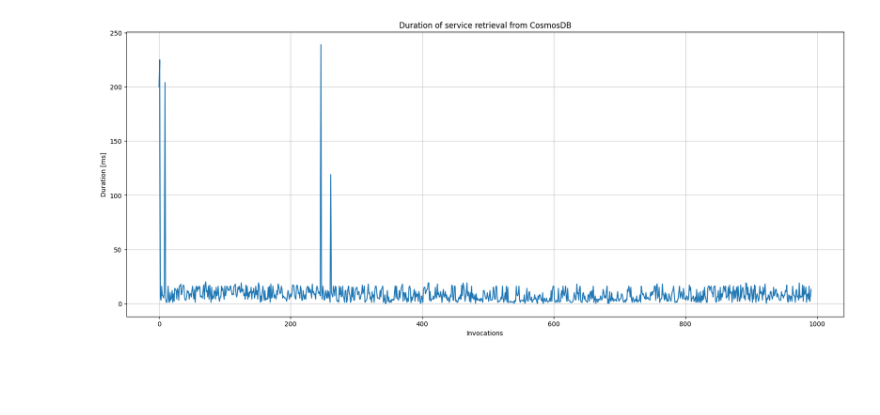
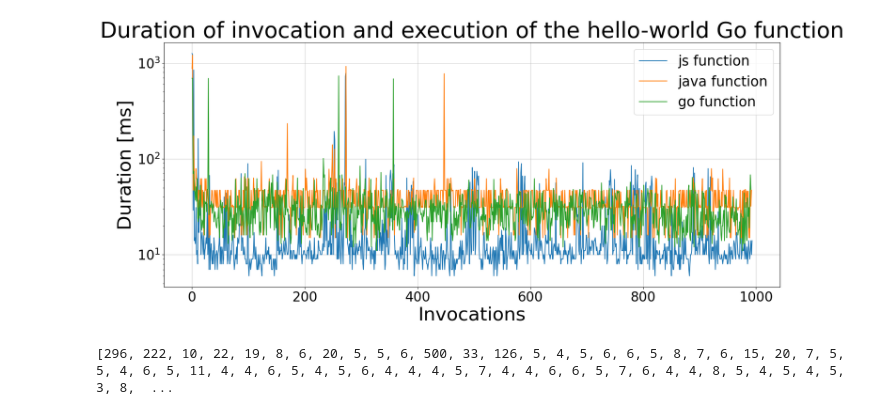
Before and after one commit to FabioGentili99/project-work-on-Distributed-Systems-M, a Jupyter notebook: AZURE_xlsx/Azure-logs.ipynb, the cells around one changed output. Cells and saved outputs as stored; diff of their text form; code cells hidden in the pictures; blank space fills up the shorter version.

```diff
--- a/AZURE_xlsx/Azure-logs.ipynb
+++ b/AZURE_xlsx/Azure-logs.ipynb
@@ -10,9 +10,10 @@ Azure_java_cosmos = "Azure-java-cosmos.csv"
 Azure_go_cosmos = "Azure-go-cosmos.csv"
 
 
-df = pd.read_csv(Azure_go_cosmos)
-df = df.sort_values(by='timestamp [UTC]', ascending=True)
-#df.drop(df.index[:5], inplace=True)
-df.head(10)
+df = pd.read_csv(Azure_js_cosmos).sort_values(by='timestamp [UTC]', ascending=True)
+df1 = pd.read_csv(Azure_java_cosmos).sort_values(by='timestamp [UTC]', ascending=True)
+df2 = pd.read_csv(Azure_go_cosmos).sort_values(by='timestamp [UTC]', ascending=True)
+df1.drop(df1.index[:5], inplace=True)
+df1.head(20)
 # %% [output]
 |  | timestamp [UTC] | message | severityLevel | itemType | customDimensions | customMeasurements | ... |
@@ -41,16 +72,59 @@ for x in list2:
 # %%
 import matplotlib.pyplot as plt
-import numpy as np
 
-y = np.array(list3)
 
 fig, ax = plt.subplots(figsize = (20,8))
-ax.set_title("Duration of service retrieval from CosmosDB")
-ax.set_xlabel('Invocations')
-ax.set_ylabel('Duration [ms]')
-ax.plot(y)
+ax.set_title("Duration of invocation and execution of the hello-world Go function", fontsize = 40)
+ax.set_xlabel('Invocations', fontsize = 34)
+ax.set_ylabel('Duration [ms]', fontsize = 34)
+ax.plot(y_js, label = 'js function')
+ax.plot(y_java, label = 'java function')
+ax.plot(y_go, label = 'go function')
+plt.xticks(fontsize=24)
+plt.yticks(fontsize=24)
 ax.grid(True, linewidth=0.5)
-ax.set_yticks(range(0,300,50))
+plt.yscale ('log')
+#ax.set_yticks(range(0,2200,100))
+plt.legend(loc = 'upper right')
+plt.rc('legend', fontsize = 25)
 plt.show()
 # %% [output]
-[figure, old version]
+[figure, new version]
+# %%
+import numpy as np
+
+list1 = []
+list1 = df["message"].tolist()
+list2 = []
+for x in list1:
+    list2.append(x.split(" "))
+list3 = []
+for x in list2:
+    list3.append(int(x[-2]))
+print(list3)
+
+y_js = np.array(list3)
+
+
+list1 = []
+list1 = df1["message"].tolist()
+list2 = []
+for x in list1:
+    list2.append(x.split(" "))
+list3 = []
+for x in list2:
+    list3.append(int(x[-2]))
+y_java = np.array(list3)
+
+
+list1 = []
+list1 = df2["message"].tolist()
+list2 = []
+for x in list1:
+    list2.append(x.split(" "))
+list3 = []
+for x in list2:
+    list3.append(int(x[-2]))
+y_go = np.array(list3)
+# %% [output]
+[296, 222, 10, 22, 19, 8, 6, 20, 5, 5, 6, 500, 33, 126, 5, 4, 5, 6, 6, 5, 8, 7, 6, 15, 20, 7, 5, 5, 4, 6, 5, 11, 4, 4, 6, 5, 4, 5, 6, 4, 4, 4, 5, 7, 4, 4, 6, 6, 5, 7, 6, 4, 4, 8, 5, 4, 5, 4, 5, 3, 8,  ...
```
Also changed, not shown: parts of 3 cells of this notebook, 15 other files.
